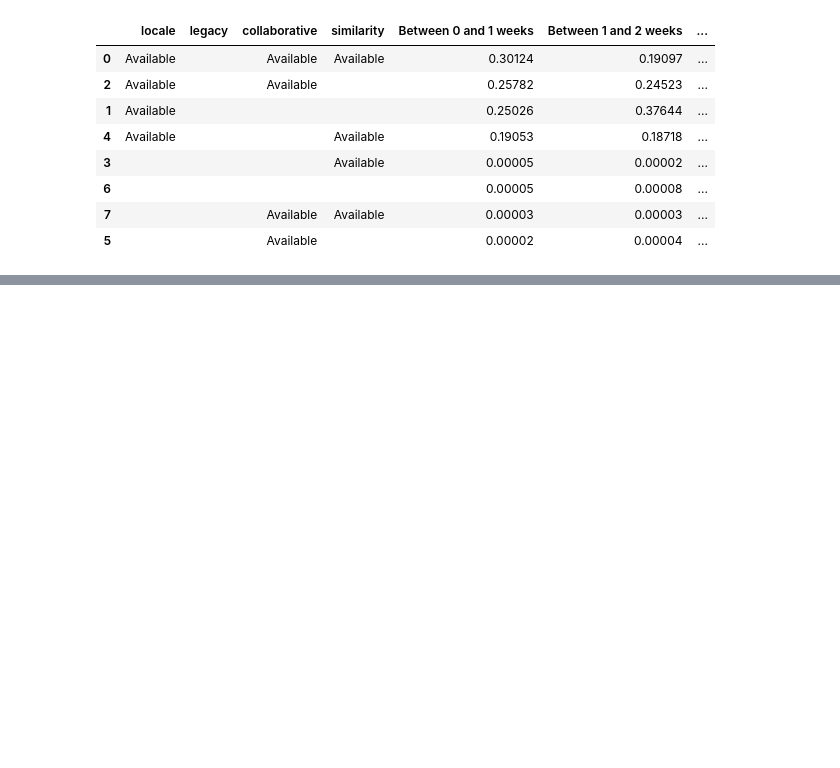
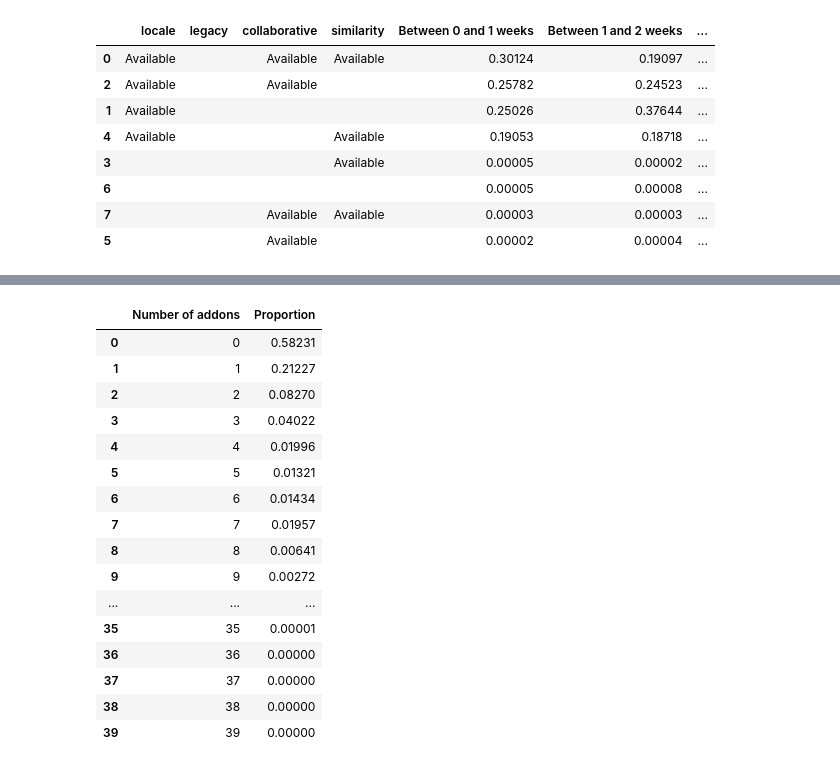
Before and after one commit to florian/taar-prototyping, a Jupyter notebook: evaluation.ipynb, the cells around one changed output, grey strips where cells are left out. Saved outputs shown, nothing was run; the diff lists cells and outputs as text; code cells hidden in the pictures; blank space fills up the shorter version.

```diff
--- a/evaluation.ipynb
+++ b/evaluation.ipynb
@@ -525,0 +580,26 @@ display_merged_filtered_results(counts, titles, total_results, combinations, lab
+# %%
+num_addons, num_addons_count = addon_counts_to_proportions(addon_counts)
+num_addons_count = map(format_frequency, num_addons_count)
+
+DataFrame(
+    columns=["Number of addons", "Proportion"],
+    data=zip(num_addons, num_addons_count)
+).head(40)
+# %% [output]
+|  | Number of addons | Proportion |
+| 0 | 0 | 0.58231 |
+| 1 | 1 | 0.21227 |
+| 2 | 2 | 0.08270 |
+| 3 | 3 | 0.04022 |
+| 4 | 4 | 0.01996 |
+| 5 | 5 | 0.01321 |
+| 6 | 6 | 0.01434 |
+| 7 | 7 | 0.01957 |
+| 8 | 8 | 0.00641 |
+| 9 | 9 | 0.00272 |
+| ... | ... | ... |
+| 35 | 35 | 0.00001 |
+| 36 | 36 | 0.00000 |
+| 37 | 37 | 0.00000 |
+| 38 | 38 | 0.00000 |
+| 39 | 39 | 0.00000 |
```
Also changed, not shown: parts of 10 cells of this notebook, 5 other files.
